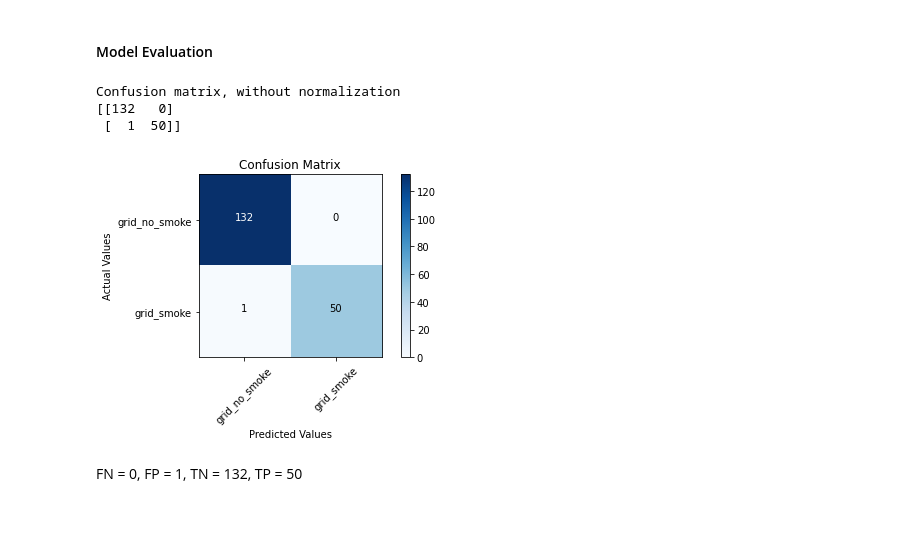
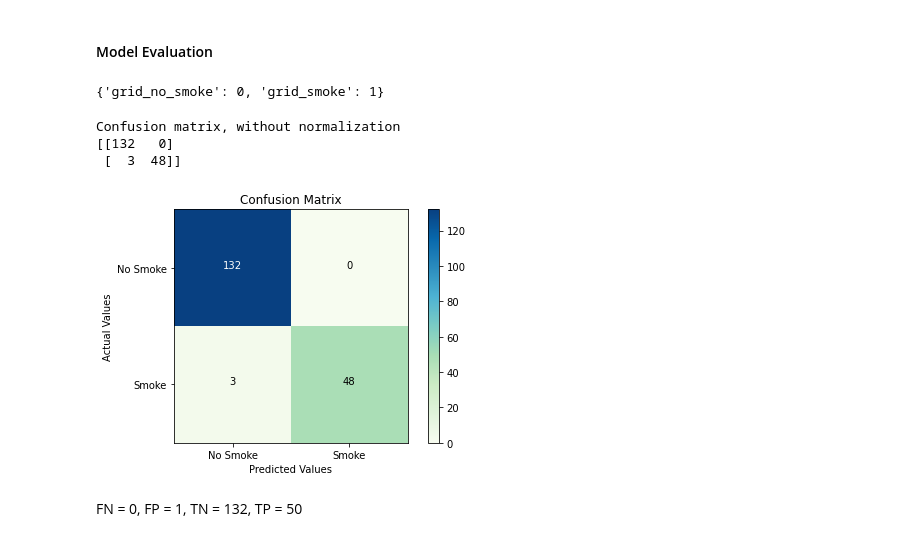
Before and after one commit to dancosta154/Image_Recognition_CNN, a Jupyter notebook: 02_CNN_Model.ipynb, the cells around one changed output. Saved outputs shown, nothing was run; the diff lists cells and outputs as text; code cells hidden in the pictures.

Commit message:
updated visuals in model notebook

```diff
--- a/02_CNN_Model.ipynb
+++ b/02_CNN_Model.ipynb
@@ -484,7 +503,8 @@ cm = confusion_matrix(y_true=testing_generator.classes, y_pred=np.round(predicti
 def plot_confusion_matrix(cm, classes,
                           normalize=False,
                           title='Confusion matrix',
-                          cmap=plt.cm.Blues):
+                          cmap=plt.cm.GnBu,
+                          ):
     """
     This function prints and plots the confusion matrix.
     Normalization can be applied by setting `normalize=True`.
@@ -493,7 +513,7 @@ def plot_confusion_matrix(cm, classes,
     plt.title(title)
     plt.colorbar()
     tick_marks = np.arange(len(classes))
-    plt.xticks(tick_marks, classes, rotation=45)
+    plt.xticks(tick_marks, classes)
     plt.yticks(tick_marks, classes)
 
     if normalize:
@@ -513,14 +533,18 @@ def plot_confusion_matrix(cm, classes,
     plt.tight_layout()
     plt.ylabel('Actual Values')
     plt.xlabel('Predicted Values')
+    plt.savefig('./Images/confusion_matrix.jpg', bbox_inches='tight', dpi=100); # save as jpg
+# %%
+testing_generator.class_indices
+# %% [output]
+{'grid_no_smoke': 0, 'grid_smoke': 1}
 # %%
-cm_plot_labels = [idx for idx in testing_generator.class_indices]
-plot_confusion_matrix(cm=cm, classes=cm_plot_labels, normalize=False, title='Confusion Matrix')
+plot_confusion_matrix(cm=cm, classes=['No Smoke', 'Smoke'], normalize=False, title='Confusion Matrix')
 # %% [output]
 Confusion matrix, without normalization
 [[132   0]
- [  1  50]]
+ [  3  48]]
-[figure, old version]
+[figure, new version]
 # %% [markdown]
 FN = 0, FP = 1, TN = 132, TP = 50
 # %% [markdown]
```
Also changed, not shown: parts of 8 cells of this notebook, 1 other file.
